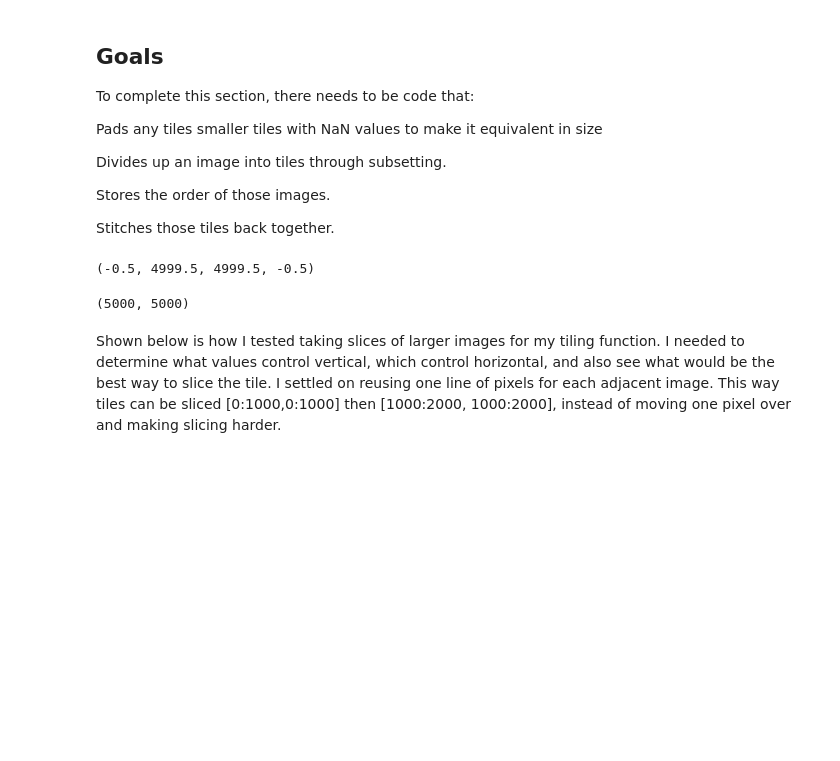
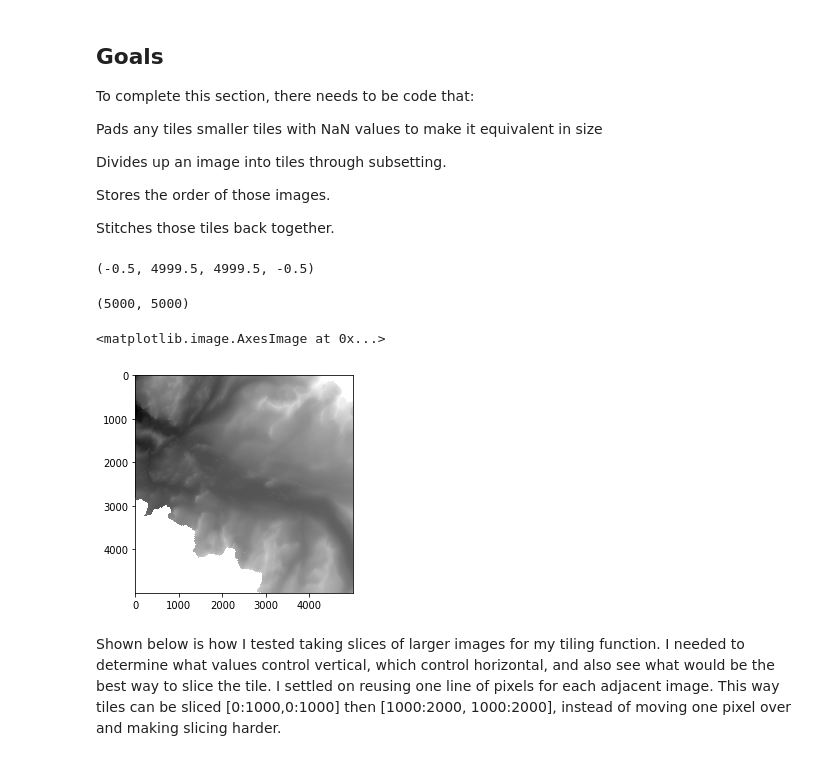
Before and after one commit to bessoh2/IA_DEM_Roughness, a Jupyter notebook: Jarrid's Project Work.ipynb, the cells around one changed output. Saved outputs shown, nothing was run; the diff lists cells and outputs as text; code cells hidden in the pictures; blank space fills up the shorter version.

```diff
--- a/Jarrid's Project Work.ipynb
+++ b/Jarrid's Project Work.ipynb
@@ -23,10 +23,13 @@ plt.imshow(imgnp, cmap='gray')
 plt.axis('off')
 # %% [output]
 (-0.5, 4999.5, 4999.5, -0.5)
-# %%
-np.shape(imgnp)
-# %% [output]
-(5000, 5000)
+# %%
+print(np.shape(imgnp))
+plt.imshow(imgnp, cmap='gray')
+# %% [output]
+(5000, 5000)
+<matplotlib.image.AxesImage at 0x...>
+[figure, added]
 # %% [markdown]
 Shown below is how I tested taking slices of larger images for my tiling function. I needed to determine what values control vertical, which control horizontal, and also see what would be the best way to slice the tile. I settled on reusing one line of pixels for each adjacent image. This way tiles can be sliced [0:1000,0:1000] then [1000:2000, 1000:2000], instead of moving one pixel over and making slicing harder.
 # %%
```
Also changed, not shown: parts of 10 cells of this notebook.
